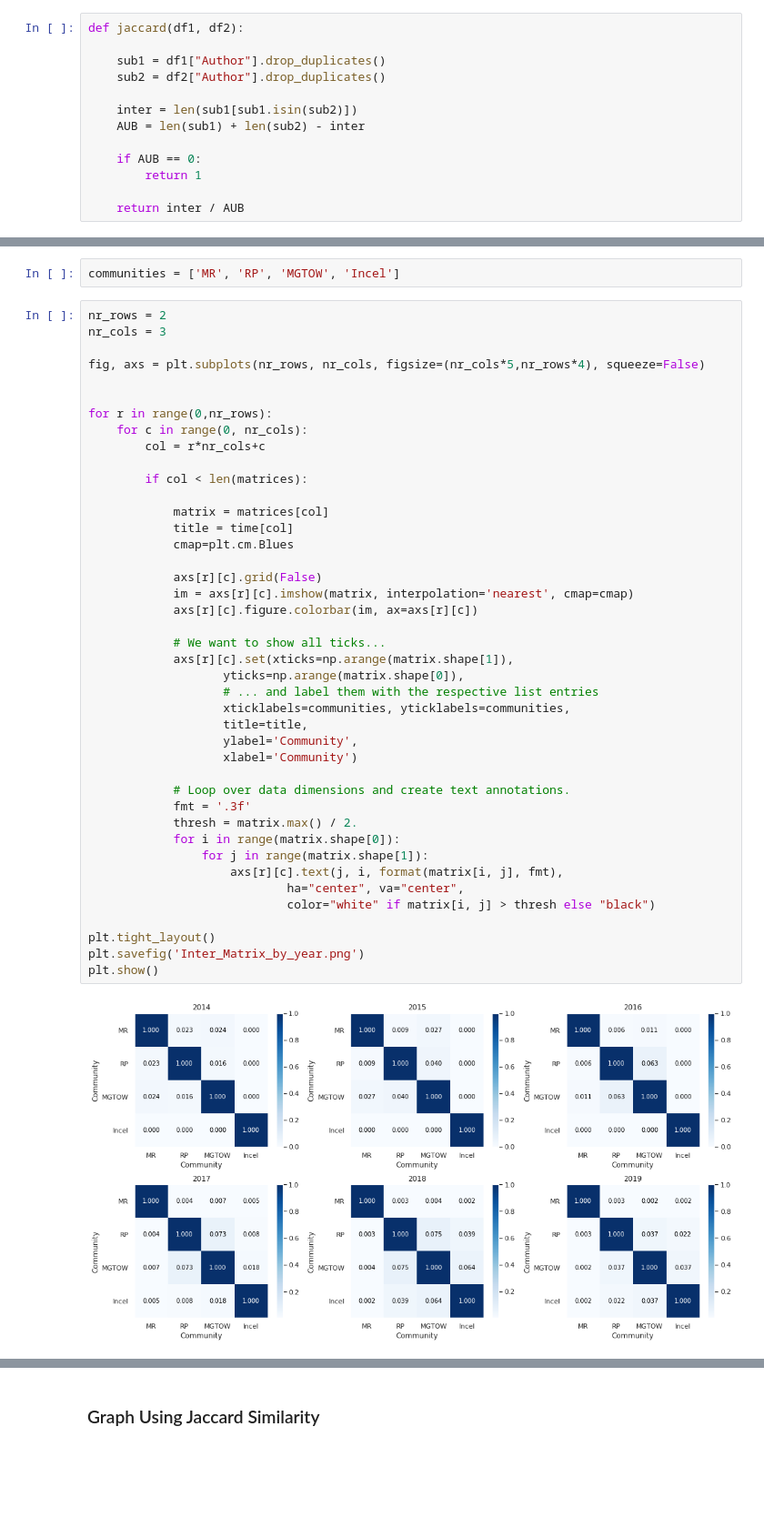
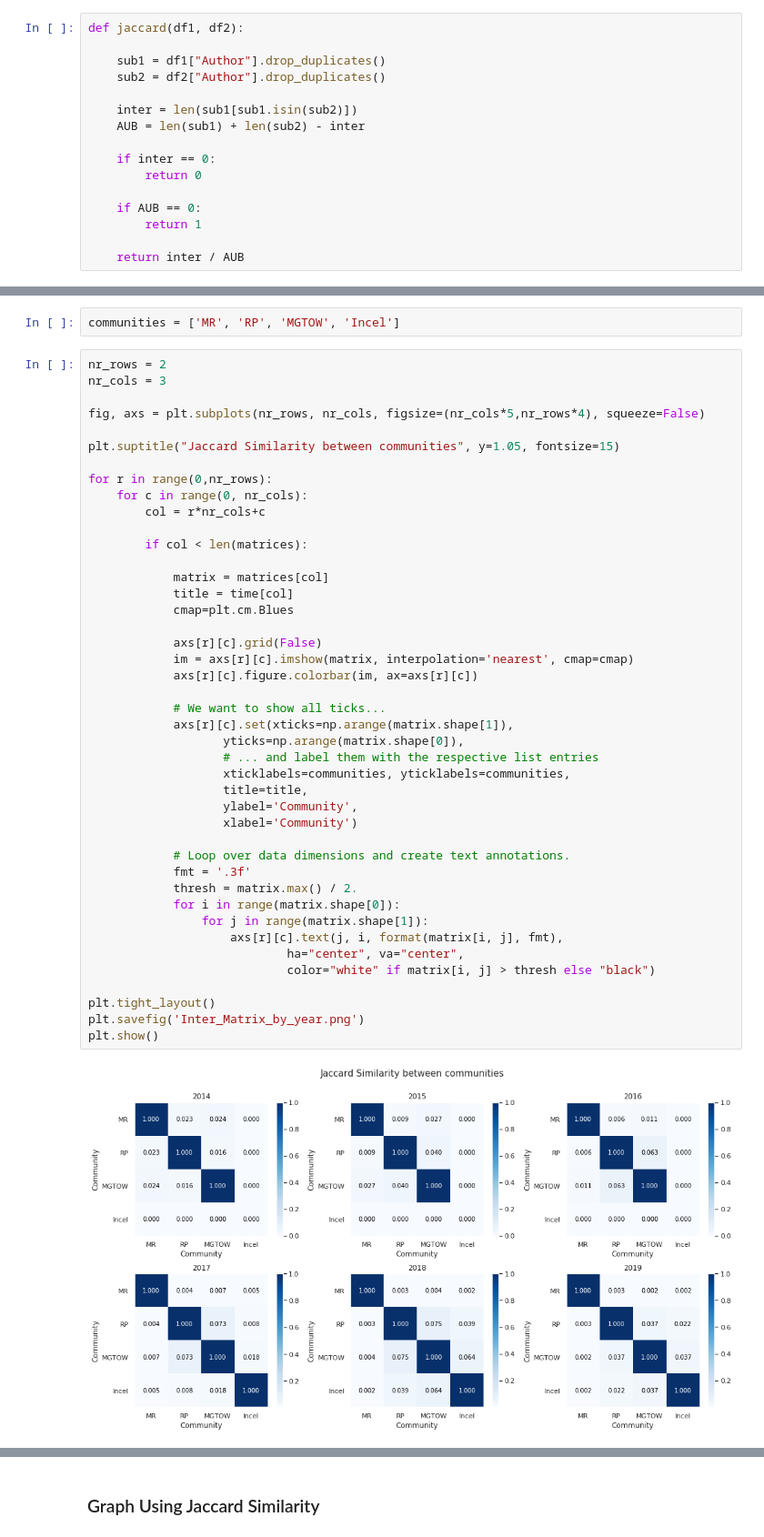
Before and after one commit to EmanuelHappy/Data-Science, a Jupyter notebook: _PushshiftReddit/graphs/Jaccard Similarity.ipynb, the cells around one changed output, grey strips where cells are left out. Shown at 91% size. Drawn from its saved outputs; the diff is of its cells as text; blank space fills up the shorter version.

Commit message:
Fine tuning, jaccard similarity, empath and topic modeling

```diff
--- a/_PushshiftReddit/graphs/Jaccard Similarity.ipynb
+++ b/_PushshiftReddit/graphs/Jaccard Similarity.ipynb
@@ -86,6 +86,9 @@ def jaccard(df1, df2):
     inter = len(sub1[sub1.isin(sub2)])
     AUB = len(sub1) + len(sub2) - inter
 
+    if inter == 0:
+        return 0
+
     if AUB == 0:
         return 1
 
@@ -116,6 +135,7 @@ nr_cols = 3
 
 fig, axs = plt.subplots(nr_rows, nr_cols, figsize=(nr_cols*5,nr_rows*4), squeeze=False)
 
+plt.suptitle("Jaccard Similarity between communities", y=1.05, fontsize=15)
 
 for r in range(0,nr_rows):
     for c in range(0, nr_cols):
@@ -126,32 +146,32 @@ for r in range(0,nr_rows):
             matrix = matrices[col]
             title = time[col]
             cmap=plt.cm.Blues
 
             axs[r][c].grid(False)
             im = axs[r][c].imshow(matrix, interpolation='nearest', cmap=cmap)
             axs[r][c].figure.colorbar(im, ax=axs[r][c])
 
             # We want to show all ticks...
             axs[r][c].set(xticks=np.arange(matrix.shape[1]),
                    yticks=np.arange(matrix.shape[0]),
                    # ... and label them with the respective list entries
                    xticklabels=communities, yticklabels=communities,
                    title=title,
                    ylabel='Community',
                    xlabel='Community')
 
             # Loop over data dimensions and create text annotations.
             fmt = '.3f'
             thresh = matrix.max() / 2.
             for i in range(matrix.shape[0]):
                 for j in range(matrix.shape[1]):
                     axs[r][c].text(j, i, format(matrix[i, j], fmt),
                             ha="center", va="center",
                             color="white" if matrix[i, j] > thresh else "black")
 
 plt.tight_layout()
 plt.savefig('Inter_Matrix_by_year.png')
 plt.show()
 # %% [output]
-[figure, old version]
+[figure, new version]
 # %% [markdown]
```
Also changed, not shown: parts of 11 cells of this notebook, 8 other files.
